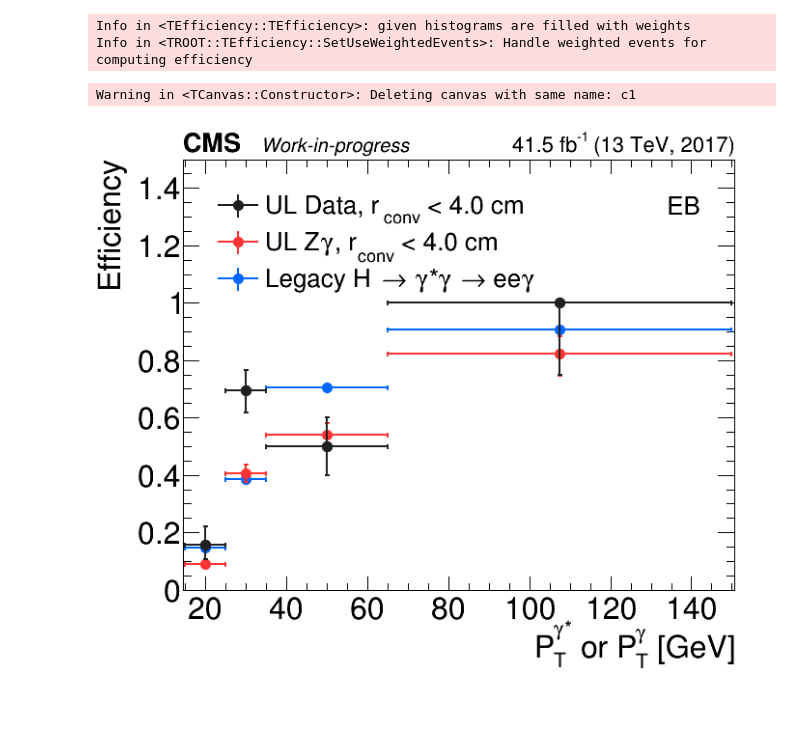
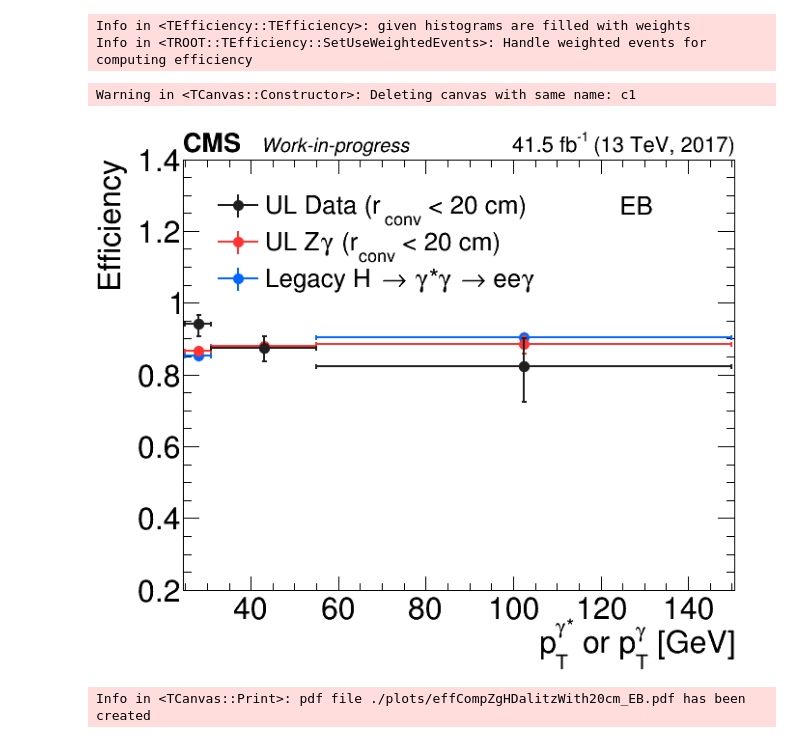
Before and after one commit to chw1207/HDalitzEle, a Jupyter notebook: Misc/MergedIDEff/effComp.ipynb, the cells around one changed output. Drawn from its saved outputs; the diff is of its cells as text; code cells hidden in the pictures; blank space fills up the shorter version.

```diff
--- a/Misc/MergedIDEff/effComp.ipynb
+++ b/Misc/MergedIDEff/effComp.ipynb
@@ -132,11 +135,17 @@ rdf_new = rdf_new.Define("weight", "mcwei * puwei")
 sel_den = "&&".join([
     "elePresel_lep1 == 1",
     "abs(eleSCEta_lep1) < 1.4442",
+    # "abs(mcEta_lep1 - mcEta_lep2) < 0.06"
+    # "abs(eleSCEta_lep1) > 1.566",
+    # "eleCalibPt_lep1 > 25"
 ])
 sel_num = sel_den + "&& eleClass_lep1 == 0"
+# sel_num = sel_den + "&& eleXGBID_lep1 > 0.497"
+# 0.483 EB
+# 0.497 EE
 
-h_num_Sig = rdf_new.Filter(sel_num).Histo1D(("h1", " ", 4, array("d", [15., 25., 35., 65, 150.])), "eleCalibPt_lep1", "weight").GetPtr()
-h_den_Sig = rdf_new.Filter(sel_den).Histo1D(("h1", " ", 4, array("d", [15., 25., 35., 65, 150.])), "eleCalibPt_lep1", "weight").GetPtr()
+h_num_Sig = rdf_new.Filter(sel_num).Histo1D(("h1", " ", 3, array("d", [25., 31., 55, 150.])), "eleCalibPt_lep1", "weight").GetPtr()
+h_den_Sig = rdf_new.Filter(sel_den).Histo1D(("h1", " ", 3, array("d", [25., 31., 55, 150.])), "eleCalibPt_lep1", "weight").GetPtr()
 eff_Sig = ROOT.TEfficiency(h_num_Sig, h_den_Sig)
 eff_Sig.SetStatisticOption(ROOT.TEfficiency.kBUniform)
 eff_Sig.SetConfidenceLevel(0.683)
@@ -145,27 +154,36 @@ eff_Sig.SetPosteriorMode(1)
 Info in <TEfficiency::TEfficiency>: given histograms are filled with weights
 Info in <TROOT::TEfficiency::SetUseWeightedEvents>: Handle weighted events for computing efficiency
 # %%
+# rdf_MC = ROOT.RDataFrame("outTree", "./miniTree/2017/miniTree_DYJets_2017.root").Define("weight", "mcwei * puwei")
 rdf_MC = ROOT.RDataFrame("outTree", "./miniTree/2017/miniTree_ZGToLLG_2017.root").Define("weight", "mcwei * puwei")
 rdf_Da = ROOT.RDataFrame("outTree",  "./miniTree/2017/miniTree_Data_2017.root")
 
-rconv = 4
+rconv = 20
 sel_den = "&&".join([
     "convVtxRadius_lep1 < {}".format(rconv),
     "isHggPho_lep1 == 1",
-    "isEBPho_lep1 == 1"
+    "isEBPho_lep1 == 1",
+    "nGsfMatchToReco_lep1 > 1",
+    # "eleClass_lep1 != 1"
+    # "isEEPho_lep1 == 1",
+    # "phoCalibEt_lep1 > 25"
 ])
 sel_num = sel_den + "&& eleClass_lep1 == 0"
+# sel_num = sel_den + "&& eleXGBID_lep1 > 0.497"
+
+# 0.515
+# 0.501
 # %%
-h_num_MC = rdf_MC.Filter(sel_num).Histo1D(("h1", " ", 4, array("d", [15., 25., 35., 65, 150.])), "phoCalibEt_lep1", "weight").GetPtr()
-h_den_MC = rdf_MC.Filter(sel_den).Histo1D(("h1", " ", 4, array("d", [15., 25., 35., 65, 150.])), "phoCalibEt_lep1", "weight").GetPtr()
+h_num_MC = rdf_MC.Filter(sel_num).Histo1D(("h1", " ", 3, array("d", [25., 31., 55, 150.])), "phoCalibEt_lep1", "weight").GetPtr()
+h_den_MC = rdf_MC.Filter(sel_den).Histo1D(("h1", " ", 3, array("d", [25., 31., 55, 150.])), "phoCalibEt_lep1", "weight").GetPtr()
 eff_MC = ROOT.TEfficiency(h_num_MC, h_den_MC)
 eff_MC.SetStatisticOption(ROOT.TEfficiency.kBUniform)
 eff_MC.SetConfidenceLevel(0.683)
 eff_MC.SetPosteriorMode(1)
 
 # Data efficiency calculation
-h_num_Da = rdf_Da.Filter(sel_num).Histo1D(("h1", " ", 4, array("d", [15., 25., 35., 65, 150.])), "phoCalibEt_lep1").GetPtr()
-h_den_Da = rdf_Da.Filter(sel_den).Histo1D(("h1", " ", 4, array("d", [15., 25., 35., 65, 150.])), "phoCalibEt_lep1").GetPtr()
+h_num_Da = rdf_Da.Filter(sel_num).Histo1D(("h1", " ", 3, array("d", [25., 31., 55, 150.])), "phoCalibEt_lep1").GetPtr()
+h_den_Da = rdf_Da.Filter(sel_den).Histo1D(("h1", " ", 3, array("d", [25., 31., 55, 150.])), "phoCalibEt_lep1").GetPtr()
 eff_Da = ROOT.TEfficiency(h_num_Da, h_den_Da)
 eff_Da.SetStatisticOption(ROOT.TEfficiency.kBUniform)
 eff_Da.SetConfidenceLevel(0.683)
@@ -186,7 +204,7 @@ c1.SetLeftMargin(0.13)
 c1.SetBottomMargin(0.15)
 c1.cd()
 
-eff_Sig.SetTitle(";P^{#gamma*}_{T} or P^{#gamma}_{T} [GeV];Efficiency") #("global title; x-axis title; y-axis title")
+eff_Sig.SetTitle(";p^{#gamma*}_{T} or p^{#gamma}_{T} [GeV];Efficiency") #("global title; x-axis title; y-axis title")
 eff_Sig.SetMarkerColor(ROOT.kAzure-3)
 eff_Sig.SetMarkerSize(1.4)
 eff_Sig.SetMarkerStyle(20)
@@ -211,46 +229,49 @@ eff_Da.Draw("P SAME")
 
 c1.Update()
 efferr = eff_Sig.GetPaintedGraph()
-efferr.GetYaxis().SetRangeUser(0, 1.5)
+efferr.GetYaxis().SetRangeUser(0.2, 1.4)
 efferr.GetYaxis().SetTickSize(0.03)
 efferr.GetYaxis().SetTitleSize(0.06)
 efferr.GetYaxis().SetLabelSize(0.06)
 efferr.GetYaxis().SetTitleOffset(1.1)
 
-efferr.GetXaxis().SetRangeUser(15 ,150)
+efferr.GetXaxis().SetRangeUser(25 ,150)
 efferr.GetXaxis().SetTickSize(0.03)
 efferr.GetXaxis().SetTitleSize(0.06)
 efferr.GetXaxis().SetLabelSize(0.06)
 # efferr.GetXaxis().SetLabelOffset(0.1)
 efferr.GetXaxis().SetTitleOffset(1)
 
 
 leg = ROOT.TLegend(0.17, 0.68, 0.5, 0.88)
 leg.SetTextSize(0.05)
-leg.AddEntry(eff_Da, "UL Data, r_{conv} < %.1f cm" %rconv, "lep")
-leg.AddEntry(eff_MC, "UL Z#gamma, r_{conv} < %.1f cm" %rconv, "lep")
+leg.AddEntry(eff_Da, "UL Data (r_{conv} < %d cm)" %rconv, "lep")
+leg.AddEntry(eff_MC, "UL Z#gamma (r_{conv} < %d cm)" %rconv, "lep")
+# leg.AddEntry(eff_MC, "Legacy DY+Jets, r_{conv} < %.1f cm" %rconv, "lep")
 leg.AddEntry(eff_Sig, "Legacy H #rightarrow #gamma*#gamma #rightarrow ee#gamma", "lep")
 leg.SetFillColor(0)
 leg.SetLineColor(0)
 leg.Draw()
 
 ltx = ROOT.TLatex()
 ltx.SetNDC()
 ltx.SetTextFont(42)
 ltx.SetTextSize(0.05)
-ltx.DrawLatex(0.85, 0.83, "EB")
+ltx.DrawLatex(0.78, 0.83, "EB")
 
 CMS_lumi(c1, 4, 0, "41.5 fb^{-1}", 2017, True, "Work-in-progress", "", "")
 
 c1.Draw()
 # %% [output]
 Warning in <TCanvas::Constructor>: Deleting canvas with same name: c1
-[figure, old version]
+[figure, new version]
 # %%
-# import os
+import os
 
-# outRes = "./plots"
-# if not os.path.exists(outRes):
-#     os.makedirs(outRes)
+outRes = "./plots"
+if not os.path.exists(outRes):
+    os.makedirs(outRes)
 
-# c1.Print("{}/effCompZgHDalitzWith{}cm.pdf".format(outRes, rconv))
+c1.Print("{}/effCompZgHDalitzWith{}cm_EB.pdf".format(outRes, rconv))
+# %% [output]
+Info in <TCanvas::Print>: pdf file ./plots/effCompZgHDalitzWith20cm_EB.pdf has been created
```
Also changed, not shown: parts of 6 cells of this notebook, 6 other files.
